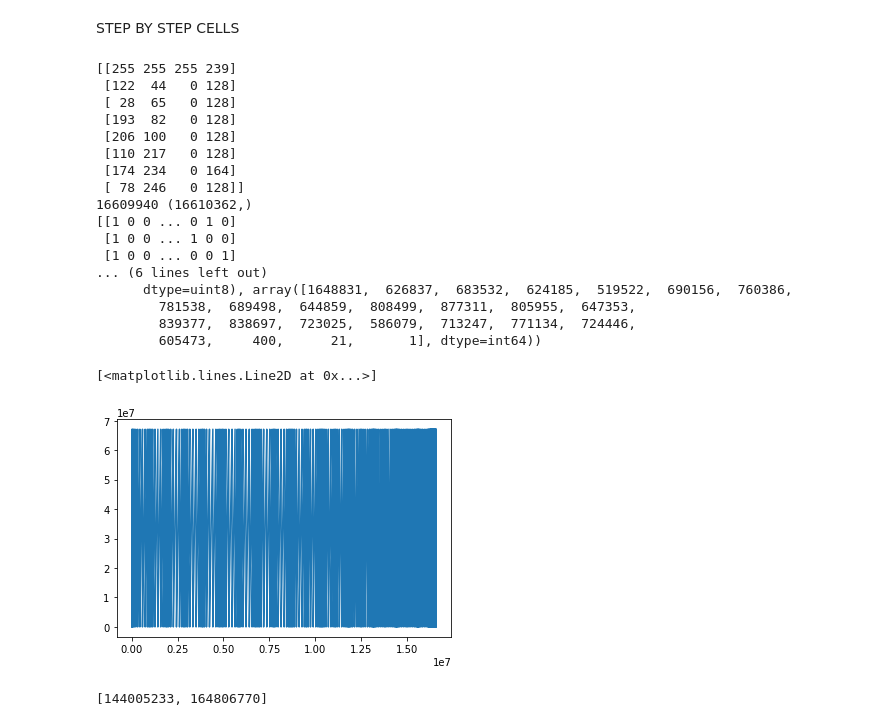
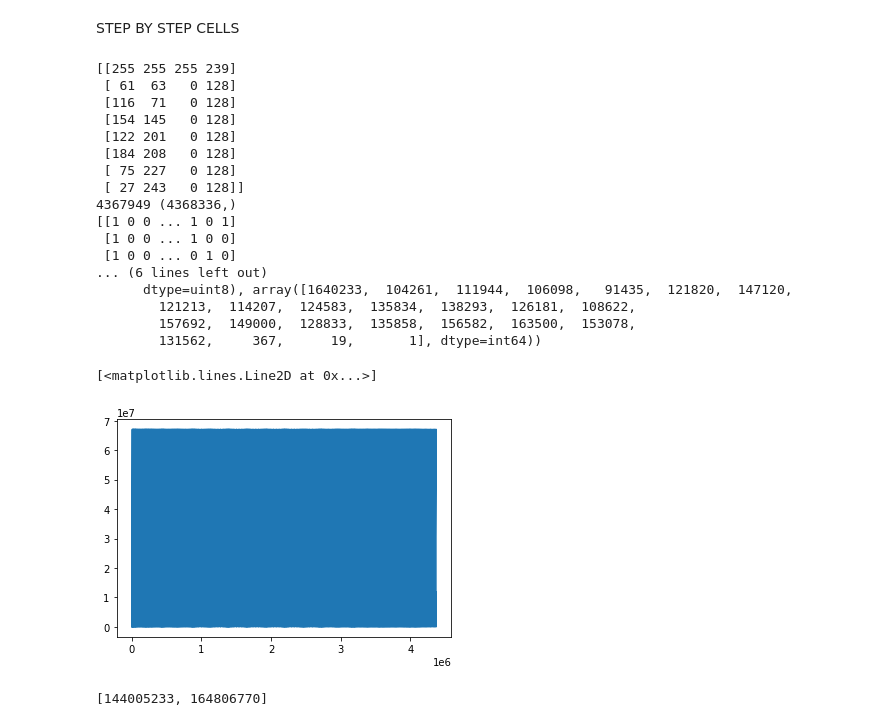
Before and after one commit to pawlowska/stage-control, a Jupyter notebook: SPAD TRIGGER TRANSLATOR VERSION 5.3.2020.ipynb, the cells around one changed output. Saved outputs shown, nothing was run; the diff lists cells and outputs as text; code cells hidden in the pictures.

```diff
--- a/SPAD TRIGGER TRANSLATOR VERSION 5.3.2020.ipynb
+++ b/SPAD TRIGGER TRANSLATOR VERSION 5.3.2020.ipynb
@@ -327,48 +327,48 @@ STEP BY STEP CELLS
 # %%
 import numpy as np
 import matplotlib.pyplot as plt
 import joblib
-data_folder = "./data/NANOspad/2020.07/"
-filename = "0.15uw_20Mhz_15_07_2020_v1"
+data_folder = "./data/master/Qdots/29_7/"
+filename = "q_beads_29_7_1uw_10_Mhz_v1"
 
 #fh = open(data_folder+filename, "rb")
 fh =np.fromfile(data_folder+filename,dtype =np.uint8)
 
 fh1= np.array(fh.reshape(-1,4))
 print(fh1[:8,:])
 fh2 = np.array(np.fliplr(fh1))
 fh3 = np.unpackbits(fh2[1:-1,:]).reshape(-1,32)
 trig = np.array(fh3[:,0])
 addr = np.array(np.fliplr(fh3[:,0:6]))
 timestamp = np.array(np.fliplr(fh3[:,6:]))
 val_addr = np.packbits(addr,axis=1,bitorder='little')-32
 val_timestamp = np.packbits(timestamp,axis=1,bitorder='little')
 val_timestamps = val_timestamp[:,0]+2**8*val_timestamp[:,1]+2**16*val_timestamp[:,2]+\
                 2**24*val_timestamp[:,3]
 print(sum(trig),trig.shape)
 print(fh3)
 print(np.unique(val_addr, return_counts=True))
 plt.plot(val_timestamps)
 # %% [output]
 [[255 255 255 239]
- [122  44   0 128]
- [ 28  65   0 128]
- [193  82   0 128]
- [206 100   0 128]
- [110 217   0 128]
- [174 234   0 164]
- [ 78 246   0 128]]
-16609940 (16610362,)
-[[1 0 0 ... 0 1 0]
+ [ 61  63   0 128]
+ [116  71   0 128]
+ [154 145   0 128]
+ [122 201   0 128]
+ [184 208   0 128]
+ [ 75 227   0 128]
+ [ 27 243   0 128]]
+4367949 (4368336,)
+[[1 0 0 ... 1 0 1]
  [1 0 0 ... 1 0 0]
- [1 0 0 ... 0 0 1]
+ [1 0 0 ... 0 1 0]
 ... (6 lines left out)
-      dtype=uint8), array([1648831,  626837,  683532,  624185,  519522,  690156,  760386,
-        781538,  689498,  644859,  808499,  877311,  805955,  647353,
-        839377,  838697,  723025,  586079,  713247,  771134,  724446,
-        605473,     400,      21,       1], dtype=int64))
+      dtype=uint8), array([1640233,  104261,  111944,  106098,   91435,  121820,  147120,
+        121213,  114207,  124583,  135834,  138293,  126181,  108622,
+        157692,  149000,  128833,  135858,  156582,  163500,  153078,
+        131562,     367,      19,       1], dtype=int64))
 [<matplotlib.lines.Line2D at 0x...>]
-[figure, old version]
+[figure, new version]
 # %%
 indices = [i for i, x in enumerate(val_addr) if x == 240]
 # %%
```
Also changed, not shown: 1 other file.
